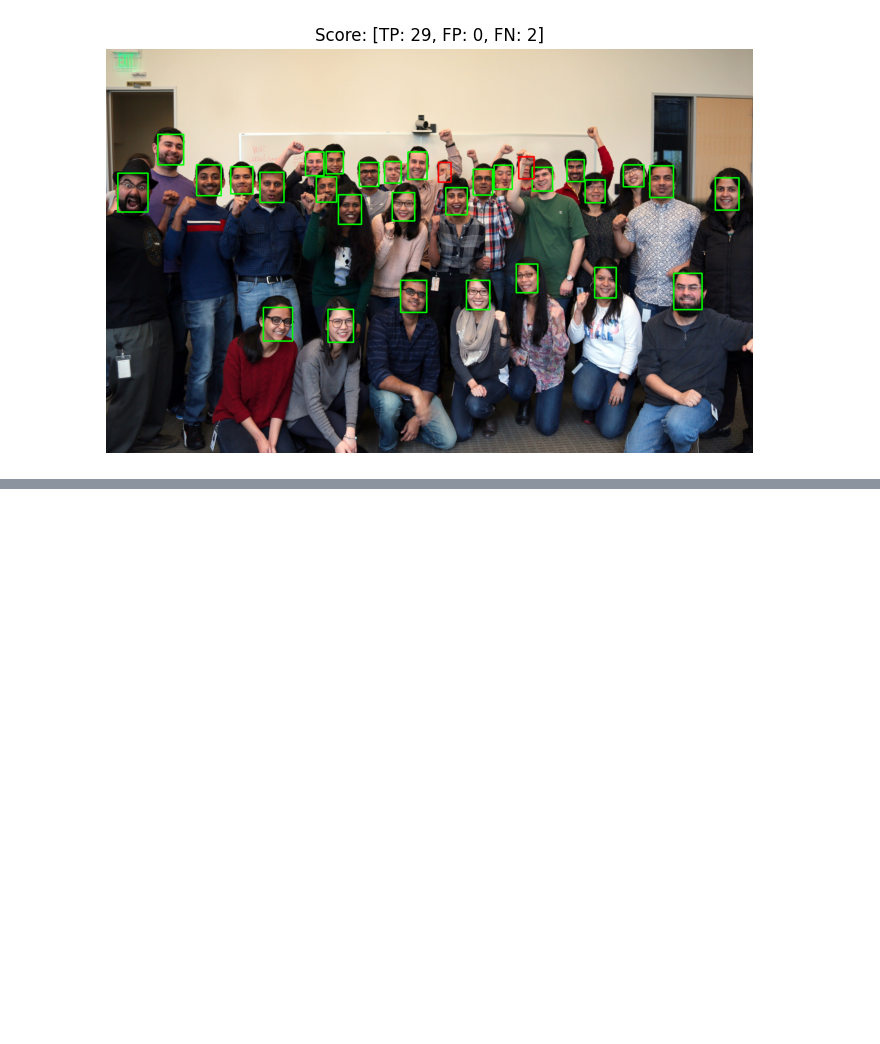
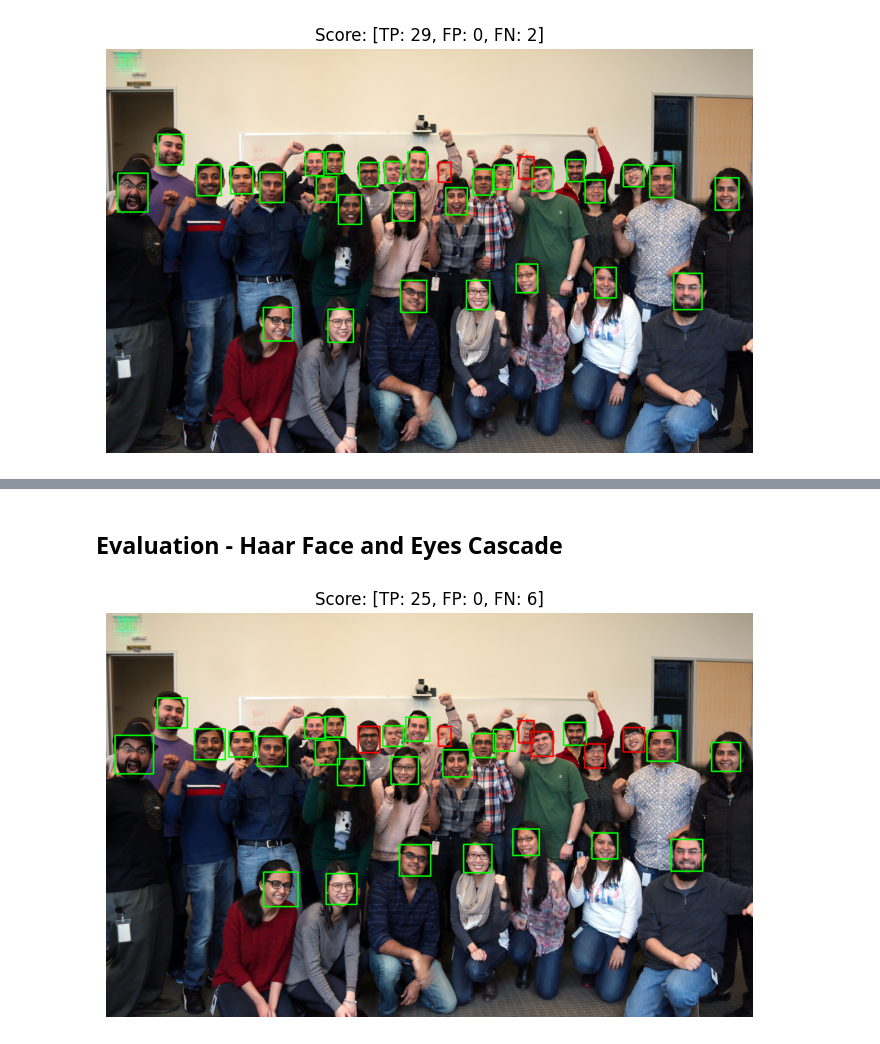
Before and after one commit to brian-vdb/face-detection, a Jupyter notebook: evaluate_models.ipynb, the cells around one changed output, grey strips where cells are left out. Drawn from its saved outputs; the diff is of its cells as text; code cells hidden in the pictures; blank space fills up the shorter version.

```diff
--- a/evaluate_models.ipynb
+++ b/evaluate_models.ipynb
@@ -250,0 +278,41 @@ display_images(evaluation_results)
+# %% [markdown]
+## Evaluation - Haar Face and Eyes Cascade
+# %%
+# Initialize the haar cascade model for lefteyes
+lefteye_cascade_model_path = os.path.join('models', 'haarcascade_lefteye_2splits.xml')
+lefteye_cascade = cv2.CascadeClassifier(lefteye_cascade_model_path)
+
+# Initialize the haar cascade model for righteyes
+righteye_cascade_model_path = os.path.join('models', 'haarcascade_righteye_2splits.xml')
+righteye_cascade = cv2.CascadeClassifier(righteye_cascade_model_path)
+
+# Define a detect callback function that delivers the result in the required format
+def eyes_cascade_detect(img: cv2.Mat) -> list[dict[str, int]]:
+    faces = face_cascade.detectMultiScale(img)
+    result = []
+    for face in faces:
+        # Create a face sub-image
+        x, y, w, h = face[0], face[1], face[2], face[3]
+        face_img = img[y:y+h, x:x+w]
+
+        # Detect the left and right eye
+        lefteye = lefteye_cascade.detectMultiScale(face_img)
+        righteye = righteye_cascade.detectMultiScale(face_img)
+
+        # Append the image if there is atleast one eye detected in the face
+        if len(lefteye) + len(righteye) > 0:
+            result.append({
+                'x': int(face[0]),
+                'y': int(face[1]),
+                'w': int(face[2]),
+                'h': int(face[3])
+            })
+    return result
+
+# Perform the evaluation on haar cascade with eyes check
+evaluation_results = evaluate_model(eyes_cascade_detect, annotations)
+
+# Display the calssified images
+display_images(evaluation_results)
+# %% [output]
+[figure, added]
```
Also changed, not shown: parts of 2 cells of this notebook, 1 other file.
